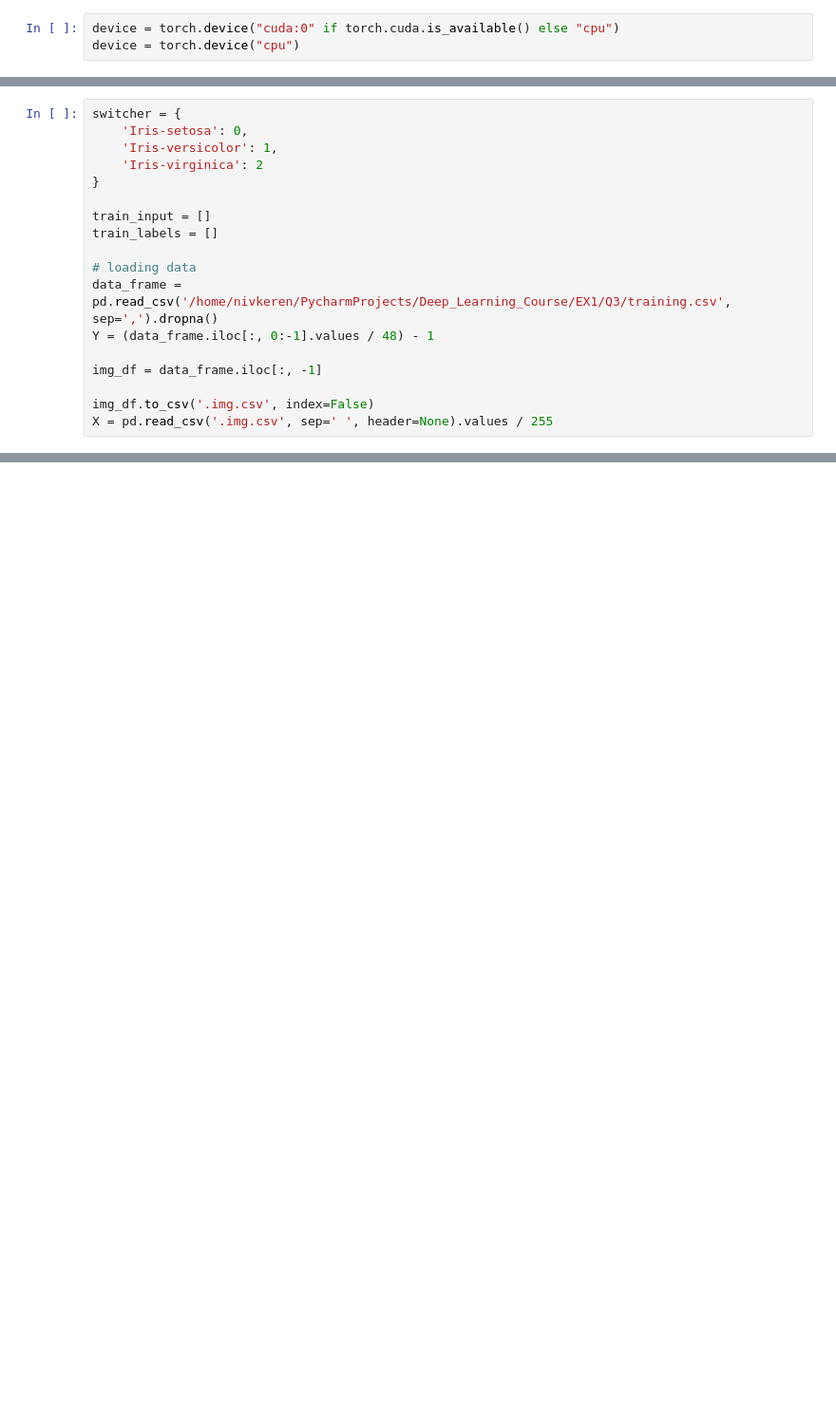
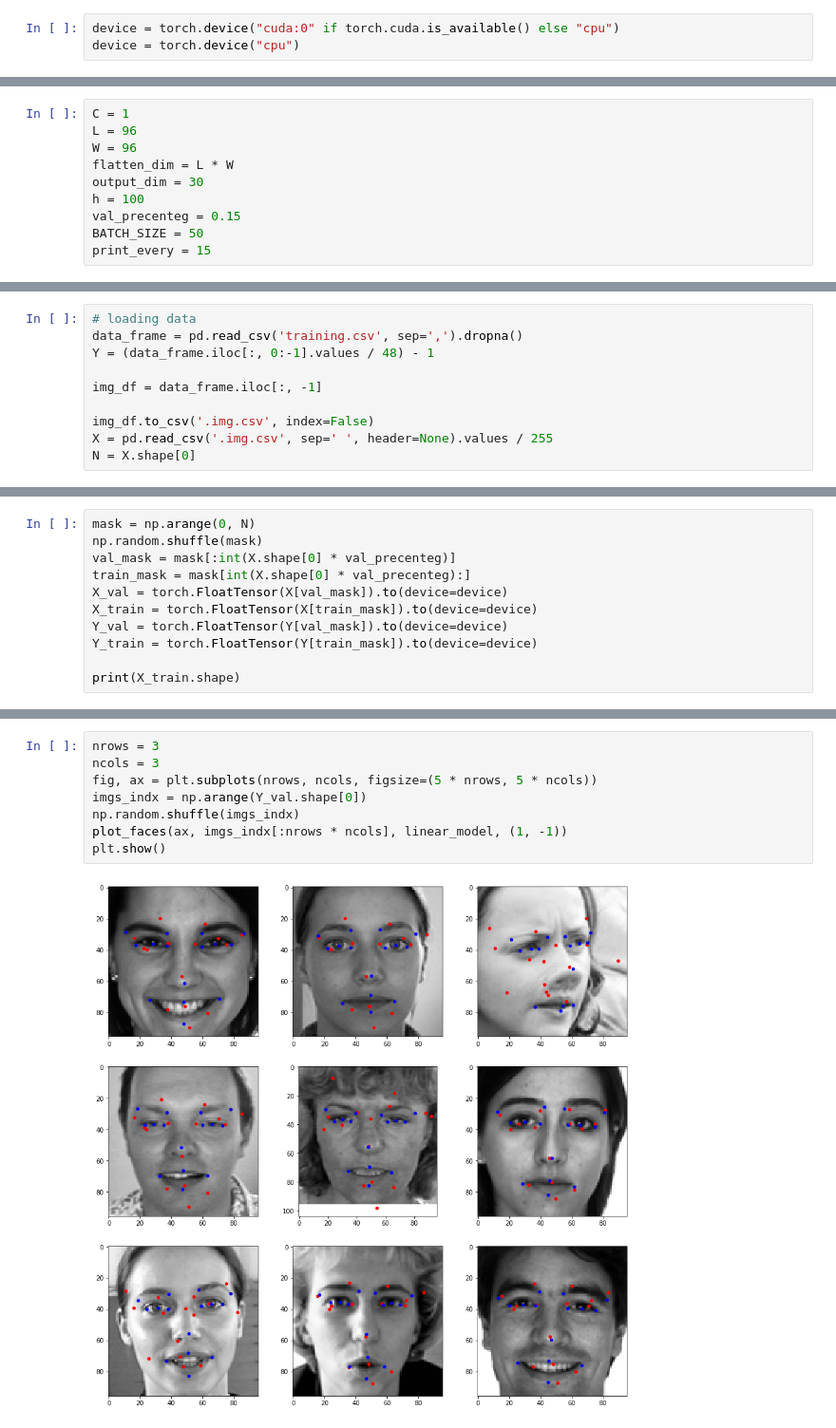
Before and after one commit to yohaiMagen/Deep_Learning_Course, a Jupyter notebook: EX1/Q3/Ex1Q3.ipynb, the cells around one changed output, grey strips where cells are left out. Shown at 95% size. Drawn from its saved outputs; the diff is of its cells as text; blank space fills up the shorter version.

Commit message:
Something does not work in the learning

```diff
--- a/EX1/Q3/Ex1Q3.ipynb
+++ b/EX1/Q3/Ex1Q3.ipynb
@@ -34,0 +79,10 @@ class Net(nn.Module):
+# %%
+C = 1
+L = 96
+W = 96
+flatten_dim = L * W
+output_dim = 30
+h = 100
+val_precenteg = 0.15
+BATCH_SIZE = 50
+print_every = 15
@@ -35,20 +91,12 @@ class Net(nn.Module):
 # %%
-switcher = {
-    'Iris-setosa': 0,
-    'Iris-versicolor': 1,
-    'Iris-virginica': 2
-}
-
-train_input = []
-train_labels = []
-
 # loading data
-data_frame = pd.read_csv('/home/nivkeren/PycharmProjects/Deep_Learning_Course/EX1/Q3/training.csv', sep=',').dropna()
+data_frame = pd.read_csv('training.csv', sep=',').dropna()
 Y = (data_frame.iloc[:, 0:-1].values / 48) - 1
 
 img_df = data_frame.iloc[:, -1]
 
 img_df.to_csv('.img.csv', index=False)
 X = pd.read_csv('.img.csv', sep=' ', header=None).values / 255
+N = X.shape[0]
 # %%
 Y_t = ((Y + 1) * 48).reshape(-1, 15, 2)
@@ -79,0 +110,11 @@ class View(nn.Module):
+# %%
+mask = np.arange(0, N)
+np.random.shuffle(mask)
+val_mask = mask[:int(X.shape[0] * val_precenteg)]
+train_mask = mask[int(X.shape[0] * val_precenteg):]
+X_val = torch.FloatTensor(X[val_mask]).to(device=device)
+X_train = torch.FloatTensor(X[train_mask]).to(device=device)
+Y_val = torch.FloatTensor(Y[val_mask]).to(device=device)
+Y_train = torch.FloatTensor(Y[train_mask]).to(device=device)
+
+print(X_train.shape)
@@ -79,0 +159,10 @@ class View(nn.Module):
+# %%
+nrows = 3
+ncols = 3
+fig, ax = plt.subplots(nrows, ncols, figsize=(5 * nrows, 5 * ncols))
+imgs_indx = np.arange(Y_val.shape[0])
+np.random.shuffle(imgs_indx)
+plot_faces(ax, imgs_indx[:nrows * ncols], linear_model, (1, -1))
+plt.show()
+# %% [output]
+[figure, added]
```
Also changed, not shown: parts of 30 cells of this notebook.
